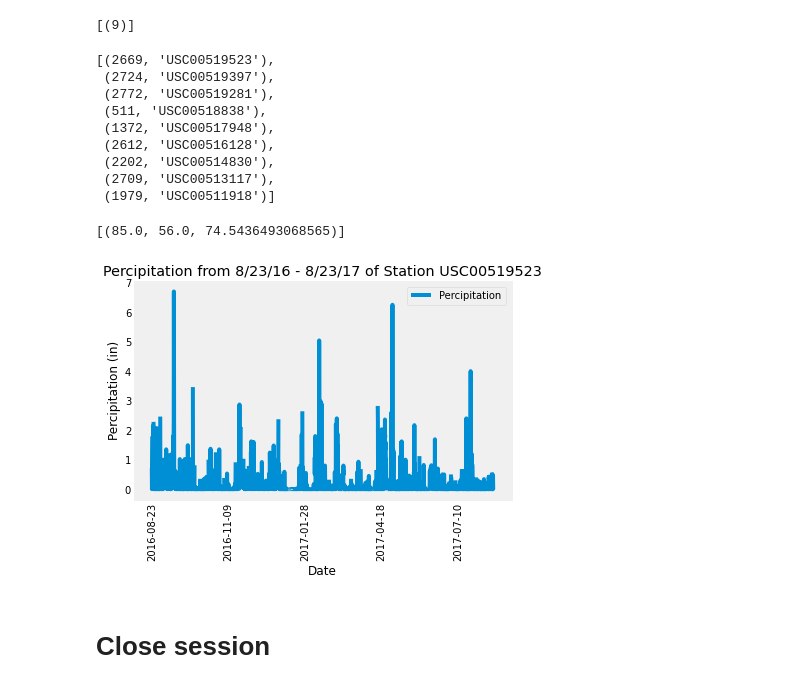
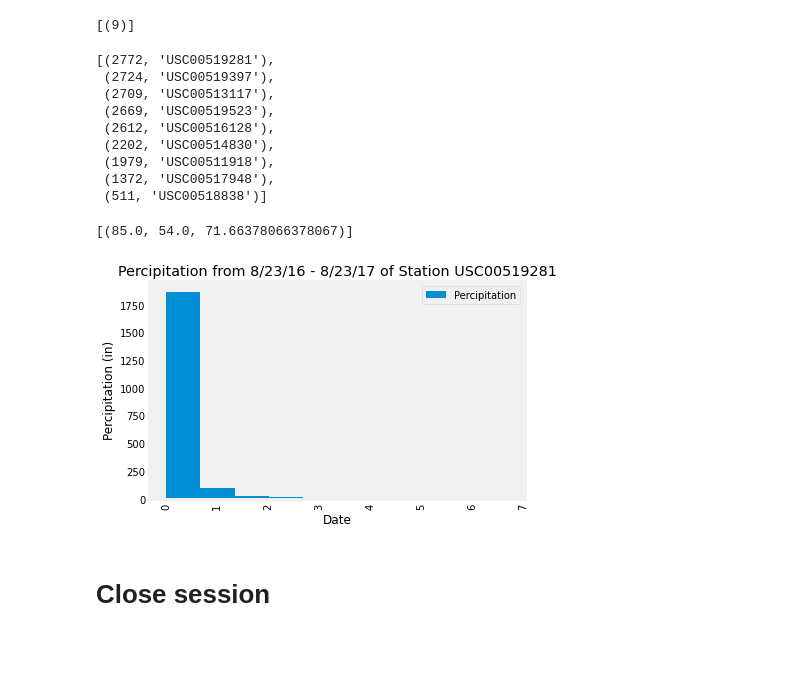
Before and after one commit to ethomps33/Hawaii_Climate_Analysis, a Jupyter notebook: climate_starter.ipynb, the cells around one changed output. Cells and saved outputs as stored; diff of their text form; code cells hidden in the pictures; blank space fills up the shorter version.

Commit message:
Fixed the most active station and histogram

```diff
--- a/climate_starter.ipynb
+++ b/climate_starter.ipynb
@@ -121,40 +121,40 @@ num_stations
 # %%
 # Design a query to find the most active stations (i.e. what stations have the most rows?)
 # List the stations and the counts in descending order.
-most_stations = session.execute('SELECT COUNT(*), station FROM measurement GROUP BY station ORDER BY station DESC').fetchall()
+most_stations = session.execute('SELECT COUNT(*) as num, station FROM measurement GROUP BY station ORDER BY num DESC').fetchall()
 most_stations
 # %% [output]
-[(2669, 'USC00519523'),
+[(2772, 'USC00519281'),
  (2724, 'USC00519397'),
- (2772, 'USC00519281'),
- (511, 'USC00518838'),
- (1372, 'USC00517948'),
+ (2709, 'USC00513117'),
+ (2669, 'USC00519523'),
  (2612, 'USC00516128'),
  (2202, 'USC00514830'),
- (2709, 'USC00513117'),
- (1979, 'USC00511918')]
+ (1979, 'USC00511918'),
+ (1372, 'USC00517948'),
+ (511, 'USC00518838')]
 # %%
 # Using the most active station id from the previous query, calculate the lowest, highest, and average temperature.
-station_temps = session.execute("SELECT MAX(tobs), MIN(tobs), AVG(tobs) FROM measurement WHERE station = 'USC00519523'").fetchall()
+station_temps = session.execute("SELECT MAX(tobs), MIN(tobs), AVG(tobs) FROM measurement WHERE station = 'USC00519281'").fetchall()
 station_temps
 # %% [output]
-[(85.0, 56.0, 74.5436493068565)]
+[(85.0, 54.0, 71.66378066378067)]
 # %%
 # Using the most active station id
 # Query the last 12 months of temperature observation data for this station and plot the results as a histogram
 active_last_12 = session.query(measurement.date, measurement.prcp).filter\
 (measurement.date >= '2016-08-23').filter\
-(measurement.station == 'USC00519523').order_by\
+(measurement.station == 'USC00519281').order_by\
 (desc(measurement.date)).all()
 active_last12_df = pd.DataFrame(active_last_12, columns=['Date','Percipitation'])
-last12_df.plot('Date', 'Percipitation', rot = 90)
+last12_df.plot('Date', 'Percipitation',kind='hist', rot = 90)
 plt.xlabel("Date")
 plt.ylabel("Percipitation (in)")
-plt.title("Percipitation from 8/23/16 - 8/23/17 of Station USC00519523")
+plt.title("Percipitation from 8/23/16 - 8/23/17 of Station USC00519281")
 plt.grid()
 plt.show()
 # %% [output]
-[figure, old version]
+[figure, new version]
 # %% [markdown]
 # Close session
 # %%
```
Also changed, not shown: parts of 3 cells of this notebook.
